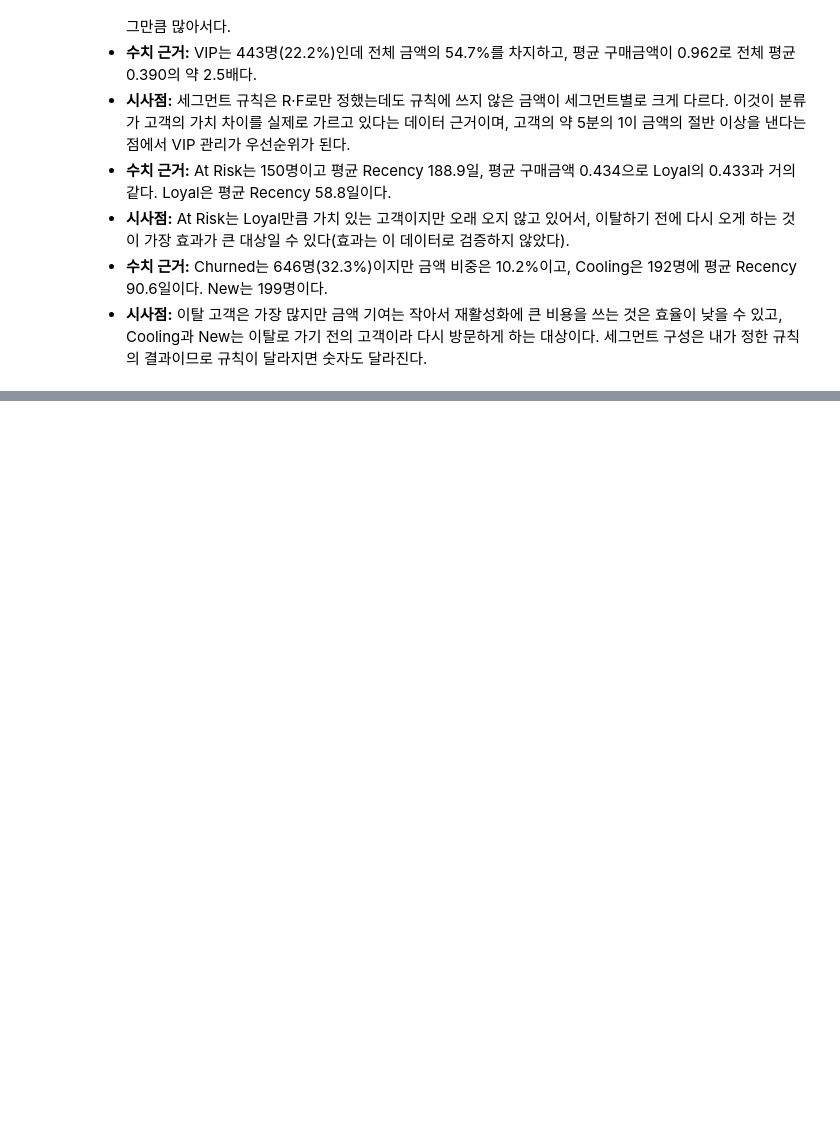
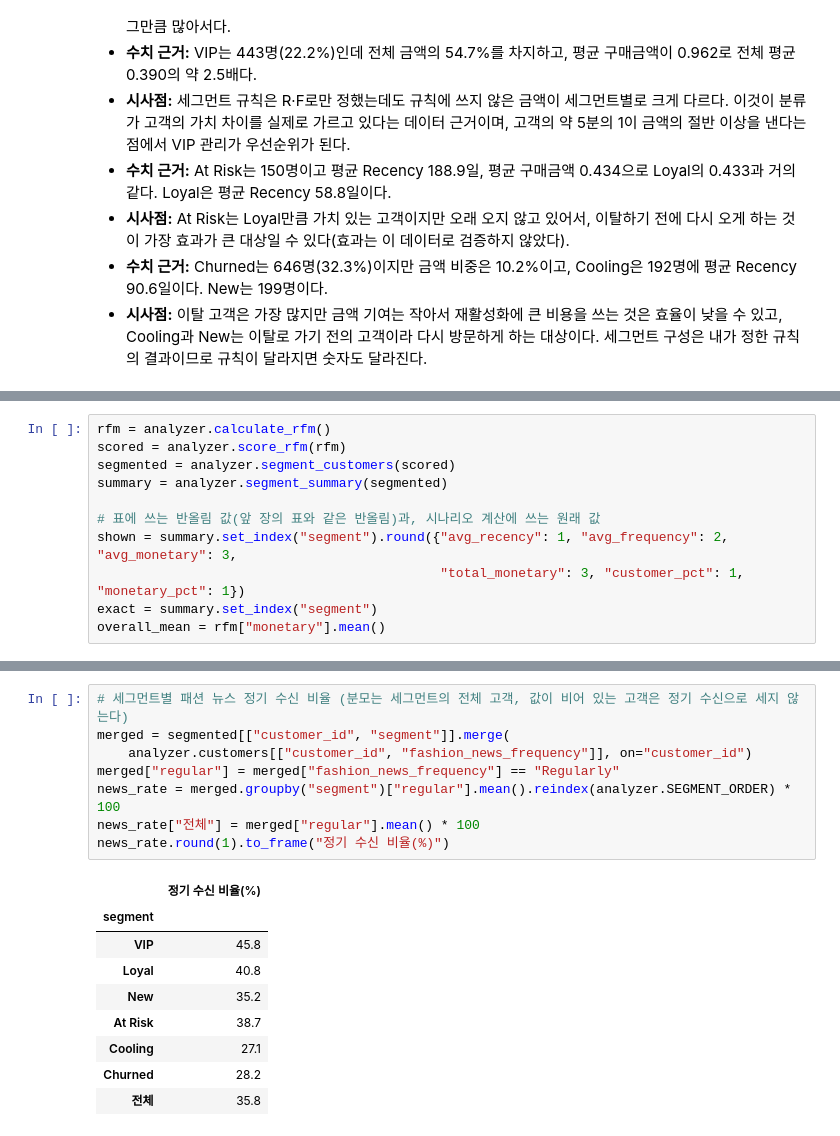
Before and after one commit to kimch0612/Codyssey_A1-1, a Jupyter notebook: notebooks/analysis_report.ipynb, the cells around one changed output, grey strips where cells are left out. Saved outputs shown, nothing was run; the diff lists cells and outputs as text; blank space fills up the shorter version.

```diff
--- a/notebooks/analysis_report.ipynb
+++ b/notebooks/analysis_report.ipynb
@@ -1388,0 +1396,11 @@ plt.show()
+# %%
+rfm = analyzer.calculate_rfm()
+scored = analyzer.score_rfm(rfm)
+segmented = analyzer.segment_customers(scored)
+summary = analyzer.segment_summary(segmented)
+
+# 표에 쓰는 반올림 값(앞 장의 표와 같은 반올림)과, 시나리오 계산에 쓰는 원래 값
+shown = summary.set_index("segment").round({"avg_recency": 1, "avg_frequency": 2, "avg_monetary": 3,
+                                            "total_monetary": 3, "customer_pct": 1, "monetary_pct": 1})
+exact = summary.set_index("segment")
+overall_mean = rfm["monetary"].mean()
@@ -1388,0 +1464,18 @@ plt.show()
+# %%
+# 세그먼트별 패션 뉴스 정기 수신 비율 (분모는 세그먼트의 전체 고객, 값이 비어 있는 고객은 정기 수신으로 세지 않는다)
+merged = segmented[["customer_id", "segment"]].merge(
+    analyzer.customers[["customer_id", "fashion_news_frequency"]], on="customer_id")
+merged["regular"] = merged["fashion_news_frequency"] == "Regularly"
+news_rate = merged.groupby("segment")["regular"].mean().reindex(analyzer.SEGMENT_ORDER) * 100
+news_rate["전체"] = merged["regular"].mean() * 100
+news_rate.round(1).to_frame("정기 수신 비율(%)")
+# %% [output]
+|  | 정기 수신 비율(%) |
+| segment |  |
+| VIP | 45.8 |
+| Loyal | 40.8 |
+| New | 35.2 |
+| At Risk | 38.7 |
+| Cooling | 27.1 |
+| Churned | 28.2 |
+| 전체 | 35.8 |
```
Also changed, not shown: parts of 7 cells of this notebook.
